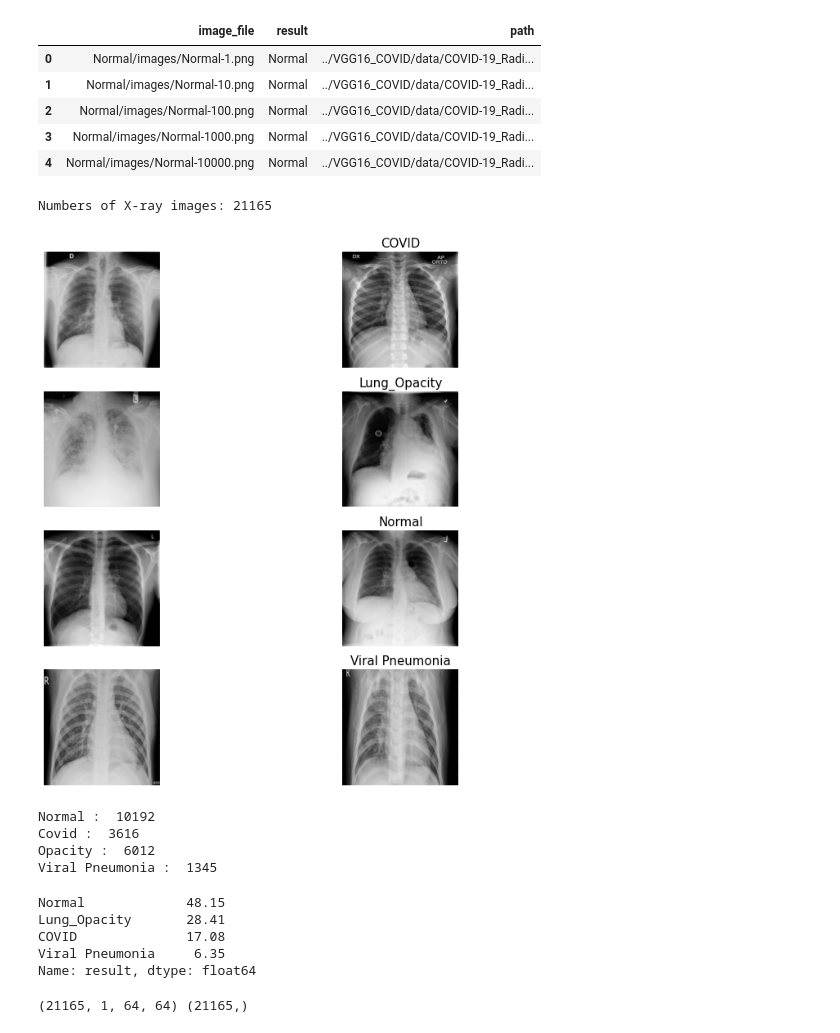
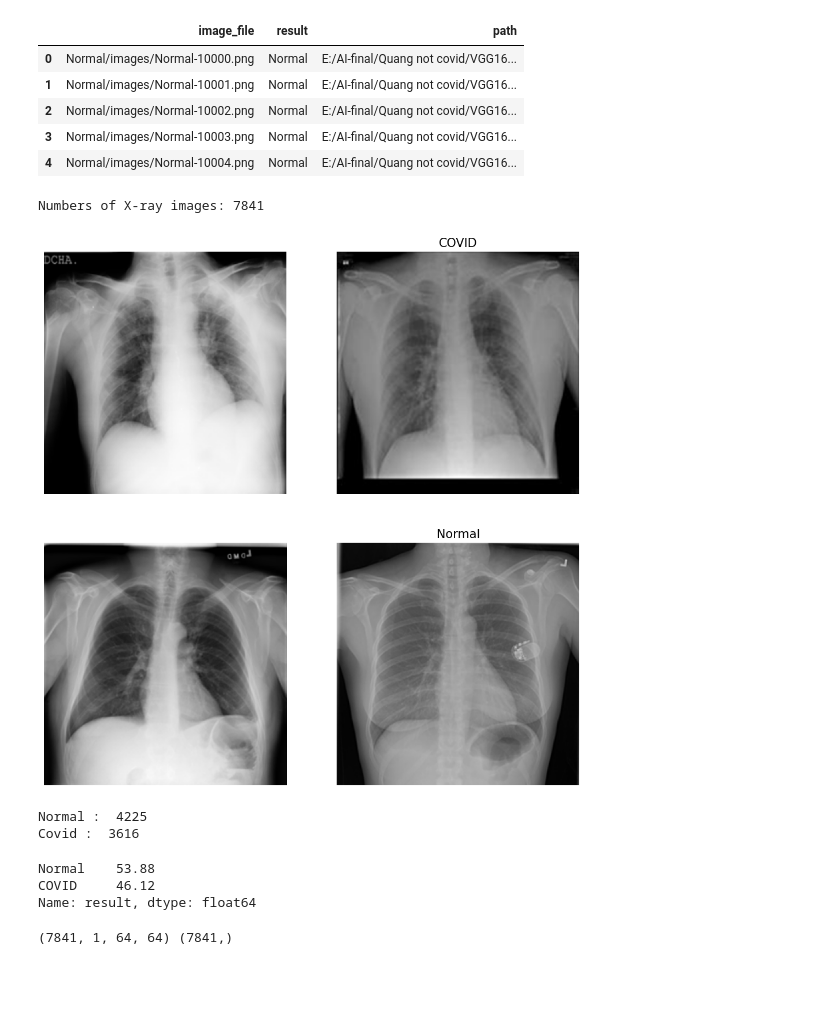
Before and after one commit to ChauBacHozz/VGG16_covid, a Jupyter notebook: test2.ipynb, the cells around one changed output. Drawn from its saved outputs; the diff is of its cells as text; code cells hidden in the pictures; blank space fills up the shorter version.

Commit message:
update data normal

```diff
--- a/test2.ipynb
+++ b/test2.ipynb
@@ -11,8 +11,8 @@ from sklearn.preprocessing import OneHotEncoder
 import VGG16
 import timeit
 # %%
-levels = ['Normal', 'COVID', 'Lung_Opacity', 'Viral Pneumonia']
-path = "../VGG16_COVID/data/COVID-19_Radiography_Dataset"
+levels = ['Normal', 'COVID']
+path = "E:/AI-final/Quang not covid/VGG16_covid-main/data/aaaacovi/COVID-19_Radiography_Dataset"
 data_dir = os.path.join(path)
 
 data = []
@@ -27,46 +27,40 @@ data['path'] = path + '/' + data['image_file']
 data.head()
 # %% [output]
 |  | image_file | result | path |
-| 0 | Normal/images/Normal-1.png | Normal | ../VGG16_COVID/data/COVID-19_Radi... |
-| 1 | Normal/images/Normal-10.png | Normal | ../VGG16_COVID/data/COVID-19_Radi... |
-| 2 | Normal/images/Normal-100.png | Normal | ../VGG16_COVID/data/COVID-19_Radi... |
-| 3 | Normal/images/Normal-1000.png | Normal | ../VGG16_COVID/data/COVID-19_Radi... |
-| 4 | Normal/images/Normal-10000.png | Normal | ../VGG16_COVID/data/COVID-19_Radi... |
+| 0 | Normal/images/Normal-10000.png | Normal | E:/AI-final/Quang not covid/VGG16... |
+| 1 | Normal/images/Normal-10001.png | Normal | E:/AI-final/Quang not covid/VGG16... |
+| 2 | Normal/images/Normal-10002.png | Normal | E:/AI-final/Quang not covid/VGG16... |
+| 3 | Normal/images/Normal-10003.png | Normal | E:/AI-final/Quang not covid/VGG16... |
+| 4 | Normal/images/Normal-10004.png | Normal | E:/AI-final/Quang not covid/VGG16... |
 # %%
 print("Numbers of X-ray images: {}".format(data.shape[0]))
 # %% [output]
-Numbers of X-ray images: 21165
+Numbers of X-ray images: 7841
 # %%
-n_samples = 2
+BATCH_SIZE = 2
 
-fig, m_axs = plt.subplots(4, n_samples, figsize = (6*n_samples, 3*4))
+fig, m_axs = plt.subplots(2, BATCH_SIZE, figsize = (6*BATCH_SIZE, 3*4))
 
 for n_axs, (type_name, type_rows) in zip(m_axs, data.sort_values(['result']).groupby('result')):
     n_axs[1].set_title(type_name, fontsize = 15)
-    for c_ax, (_, c_row) in zip(n_axs, type_rows.sample(n_samples, random_state = 1234).iterrows()):
+    for c_ax, (_, c_row) in zip(n_axs, type_rows.sample(BATCH_SIZE, random_state = 1234).iterrows()):
         picture = c_row['path']
         image = cv2.imread(picture)
         c_ax.imshow(image)
         c_ax.axis('off')
 # %% [output]
-[figure, old version]
+[figure, new version]
 # %%
 print('Normal : ', list(data['result']).count('Normal'))
 print('Covid : ', list(data['result']).count('COVID'))
-print('Opacity : ', list(data['result']).count('Lung_Opacity'))
-print('Viral Pneumonia : ', list(data['result']).count('Viral Pneumonia'))
 # %% [output]
-Normal :  10192
+Normal :  4225
 Covid :  3616
-Opacity :  6012
-Viral Pneumonia :  1345
 # %%
 round(data['result'].value_counts() / data.shape[0] * 100,2)
 # %% [output]
-Normal             48.15
-Lung_Opacity       28.41
-COVID              17.08
-Viral Pneumonia     6.35
+Normal    53.88
+COVID     46.12
 Name: result, dtype: float64
 # %%
 pixel_img = []
@@ -80,12 +74,11 @@ for image in tqdm(data['path']):
     pixel_img.append(img)
 # %%
 pixel_img = np.array(pixel_img)
-label_img = data['result'].map({'Normal': 0, 'COVID': 1, 'Lung_Opacity' : 2,
-                               'Viral Pneumonia' : 3})
+label_img = data['result'].map({'Normal': 0, 'COVID': 1})
 
 print(pixel_img.shape, label_img.shape)
 # %% [output]
-(21165, 1, 64, 64) (21165,)
+(7841, 1, 64, 64) (7841,)
 # %%
 plt.imshow(pixel_img[200][0])
 # %% [output]
```
Also changed, not shown: parts of 5 cells of this notebook.
